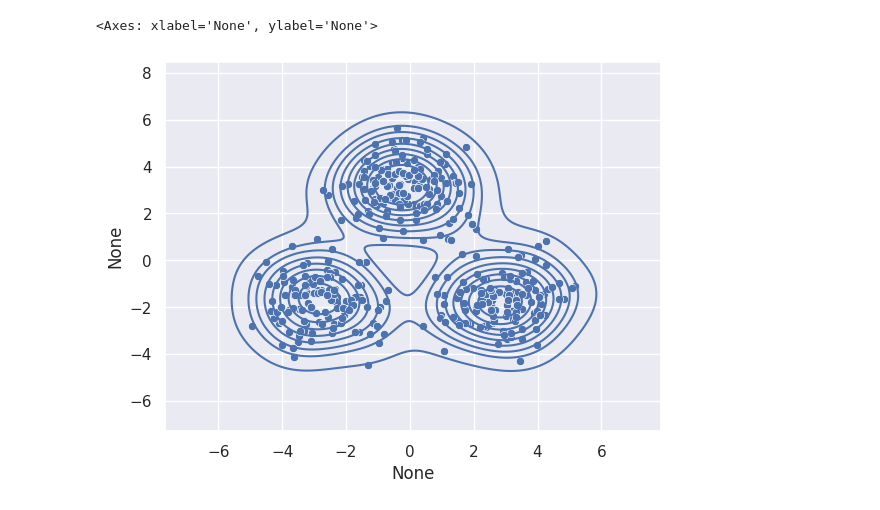
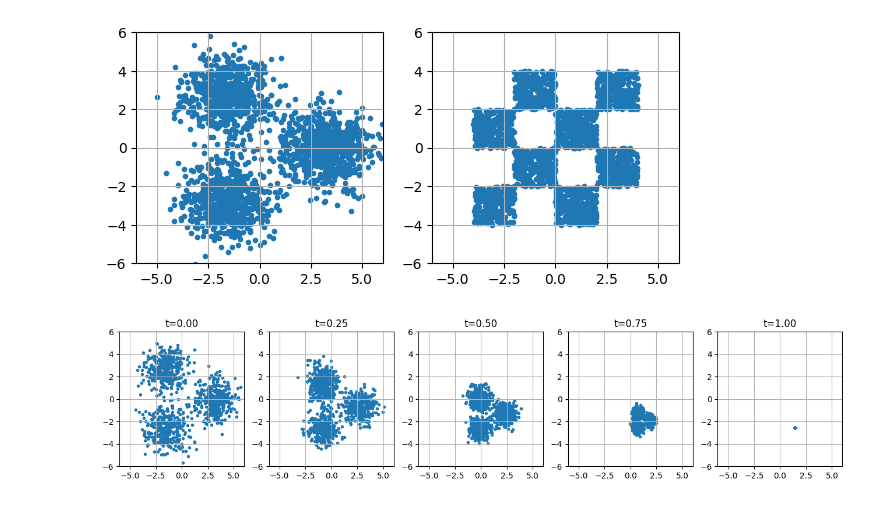
Before and after one commit to fusedbloxxer/flow-matching, a Jupyter notebook: notebook/main.ipynb, the cells around one changed output. Cells and saved outputs as stored; diff of their text form; code cells hidden in the pictures.

```diff
--- a/notebook/main.ipynb
+++ b/notebook/main.ipynb
@@ -20,2 +23,0 @@ import flow
-# %%
-sns.set_theme()
@@ -137,12 +24,22 @@ plt.axis('equal')
 # %%
-circles = Circles(n_modes=3, offset_degree=90)
+n_samples = (2000,)
 
-samples = circles.sample((400,))
-samples = rearrange(samples, 'n d -> d n')
-x = samples[0, :]
-y = samples[1, :]
-sns.scatterplot(x=x, y=y)
-sns.kdeplot(x=x, y=y)
+p_init = Circles(n_modes=3)
+p_data = Checkers(n_patches=2, patch_size=2, patch_fill=False)
+
+x = p_init.sample(n_samples)
+z = p_data.sample(n_samples)
+
+fig, axes = plt.subplots(nrows=1, ncols=2, figsize=(7, 3))
+
+axes[0].scatter(x[:, 0], x[:, 1], marker='.')
+axes[0].set_xlim(-6, 6)
+axes[0].set_ylim(-6, 6)
+axes[0].grid(True)
+
+axes[1].scatter(z[:, 0], z[:, 1], marker='.')
+axes[1].set_xlim(-6, 6)
+axes[1].set_ylim(-6, 6)
+axes[1].grid(True)
 # %% [output]
-<Axes: xlabel='None', ylabel='None'>
-[figure, old version]
+[figure, new version]
@@ -148,0 +93,21 @@ sns.kdeplot(x=x, y=y)
+# %%
+path_gauss = GaussianProbabilityPath(p_init=p_init, p_data=p_data)
+n_samples = 1000
+n_steps   = 5
+
+t = torch.linspace(0, 1, steps=n_steps)
+t = cast(Tensor, einx.rearrange('t -> (t n)', t, n=n_samples))
+z = p_data.sample((1,))
+pts = path_gauss.sample_conditional(z, t)
+pts = rearrange(pts, '(t n) d -> t n d', n=n_samples)
+
+fig, axes = plt.subplots(nrows=1, ncols=n_steps, figsize=(16, 3))
+for t_step, axis in enumerate(axes):
+    axis: Axes
+    axis.scatter(pts[t_step, :, 0], pts[t_step, :, 1], marker='.')
+    axis.set_title(f't={t[t_step * n_samples]:.2f}')
+    axis.set_xlim(-6, 6)
+    axis.set_ylim(-6, 6)
+    axis.grid(True)
+# %% [output]
+[figure, added]
```
Also changed, not shown: parts of 6 cells of this notebook, 3 other files.
